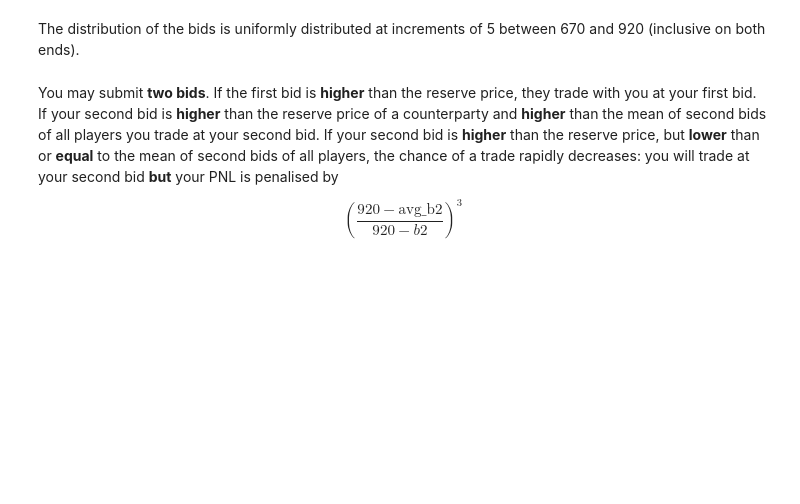
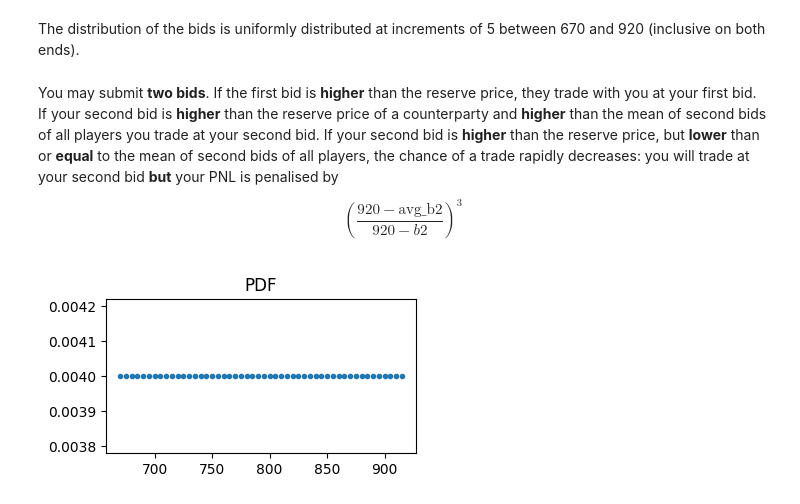
Before and after one commit to aemilani/imc-prosperity-4, a Jupyter notebook: notebooks/manual_3.ipynb, the cells around one changed output. Saved outputs shown, nothing was run; the diff lists cells and outputs as text; code cells hidden in the pictures; blank space fills up the shorter version.

```diff
--- a/notebooks/manual_3.ipynb
+++ b/notebooks/manual_3.ipynb
@@ -13,3 +13,21 @@ You may submit **two bids**. If the first bid is **higher** than the reserve pri
 $$
 \left(\frac{920 - \text{avg\_b2}}{920 - b2}\right)^3
 $$
+# %%
+d_price = 5
+p_low, p_high = 670, 920
+p_sell = 920
+prices = np.arange(p_low, p_high, d_price)  # reserve price
+
+a = 1 / (p_high - p_low)
+
+pdf = []
+for p in prices:
+    pdf.append(a)
+
+plt.figure(figsize=(4, 2))
+plt.scatter(prices, pdf, marker='.')
+plt.title('PDF')
+plt.show()
+# %% [output]
+[figure, added]
```
Also changed, not shown: parts of 13 cells of this notebook, 4 other files.
